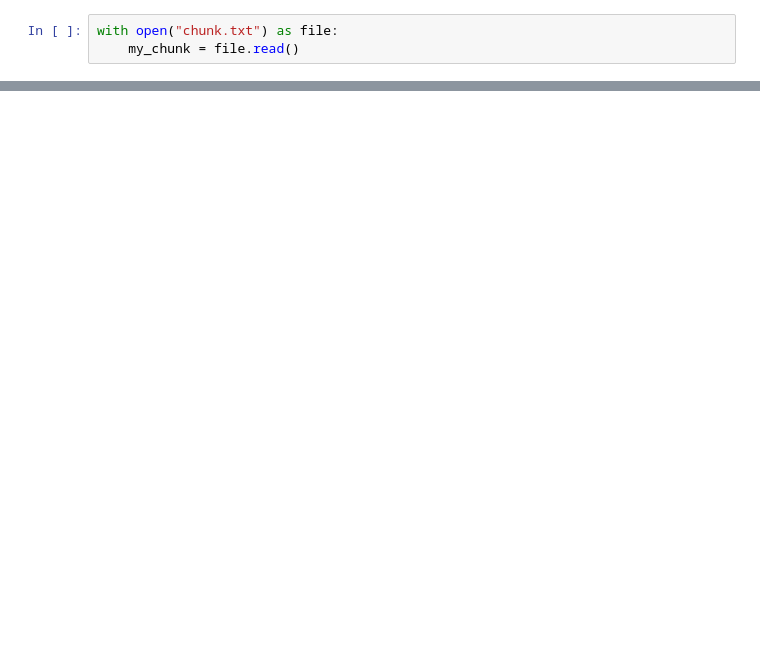
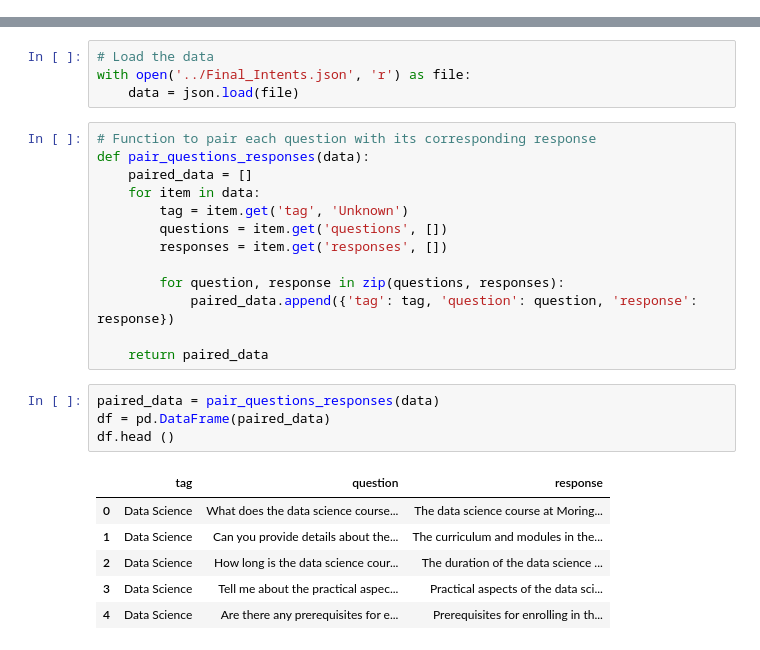
Before and after one commit to FREDRICKKYEKI/Moringa-AI-Chatbot, a Jupyter notebook: chunk_FREDRICK/fred.ipynb, the cells around one changed output, grey strips where cells are left out. Drawn from its saved outputs; the diff is of its cells as text; blank space fills up the shorter version.

```diff
--- a/chunk_FREDRICK/fred.ipynb
+++ b/chunk_FREDRICK/fred.ipynb
@@ -1,3 +0,0 @@
-# %%
-with open("chunk.txt") as file:
-    my_chunk = file.read()
@@ -24,0 +36,28 @@ IT professional
+# %%
+# Load the data
+with open('../Final_Intents.json', 'r') as file:
+    data = json.load(file)
+# %%
+# Function to pair each question with its corresponding response
+def pair_questions_responses(data):
+    paired_data = []
+    for item in data:
+        tag = item.get('tag', 'Unknown')
+        questions = item.get('questions', [])
+        responses = item.get('responses', [])
+
+        for question, response in zip(questions, responses):
+            paired_data.append({'tag': tag, 'question': question, 'response': response})
+
+    return paired_data
+# %%
+paired_data = pair_questions_responses(data)
+df = pd.DataFrame(paired_data)
+df.head ()
+# %% [output]
+|  | tag | question | response |
+| 0 | Data Science | What does the data science course... | The data science course at Moring... |
+| 1 | Data Science | Can you provide details about the... | The curriculum and modules in the... |
+| 2 | Data Science | How long is the data science cour... | The duration of the data science ... |
+| 3 | Data Science | Tell me about the practical aspec... | Practical aspects of the data sci... |
+| 4 | Data Science | Are there any prerequisites for e... | Prerequisites for enrolling in th... |
```
Also changed, not shown: parts of 18 cells of this notebook, 6 other files.
